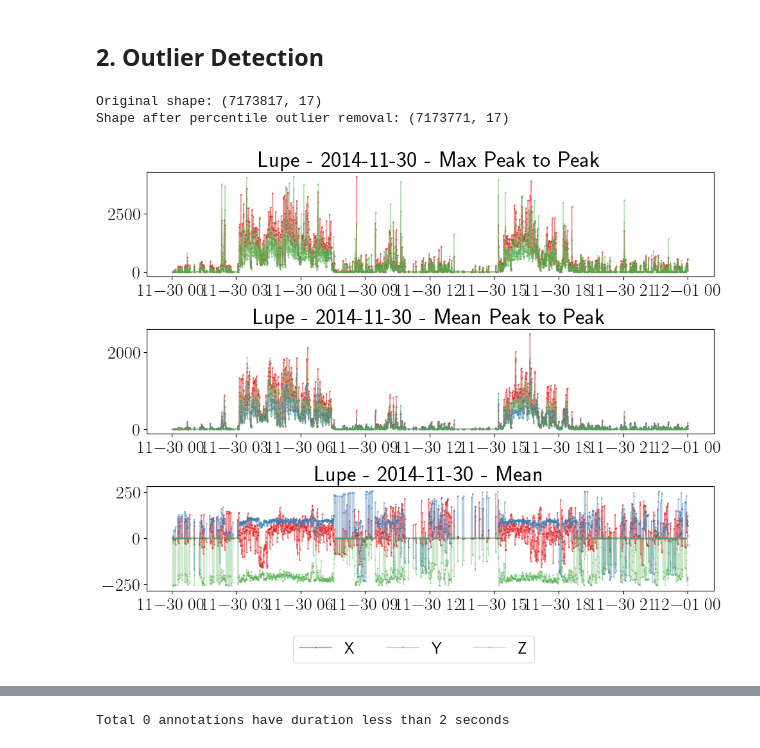
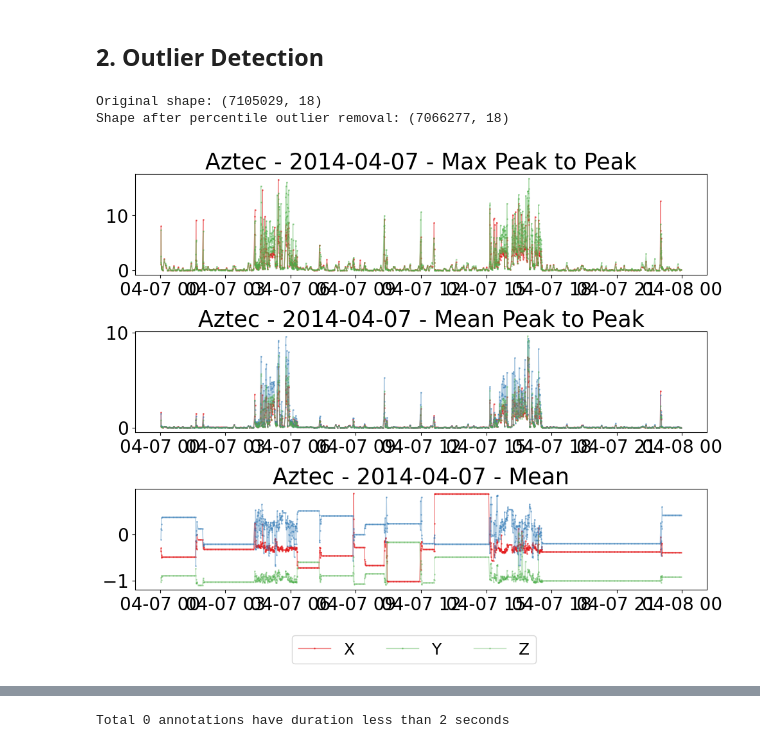
Before and after one commit to medhaaga/BotswanaML, a Jupyter notebook: notebooks/historic_acc_EDA.ipynb, the cells around one changed output, grey strips where cells are left out. Cells and saved outputs as stored; diff of their text form; code cells hidden in the pictures.

```diff
--- a/notebooks/historic_acc_EDA.ipynb
+++ b/notebooks/historic_acc_EDA.ipynb
@@ -133,0 +122,7 @@ Shape after removing duplicates: (7173817, 17)
+# %%
+metadata_df = pd.read_excel(config.RVC_MERGED_METADATA_PATH)
+metadata_df.start_date_dd_mm_yyyy = pd.to_datetime(metadata_df.start_date_dd_mm_yyyy, format='%d/%m/%Y')
+metadata_df.end_date_dd_mm_yyyy = pd.to_datetime(metadata_df.end_date_dd_mm_yyyy, format='%d/%m/%Y')
+# %%
+df = calibrate_RVC_data(df, metadata_df)
+df = df.dropna(subset=['collar_number']).reset_index(drop=True)
@@ -168,15 +177,0 @@ plt.show()
-# %%
-feats = ['Max peak X','Max peak Y', 'Max peak Z',
-        'Mean peak X','Mean peak Y','Mean peak Z',
-        'Mean X', 'Mean Y', 'Mean Z']
-def Tstat(x):
-    return np.mean(x)/np.std(x)
-def Q1(x):
-    return x.quantile(0.25)
-def Q3(x):
-    return x.quantile(0.75)
-
-df.groupby('dog')[feats].agg([Q1,
-                              Q3,
-                              'min',
-                              'max'])
@@ -239,14 +213,14 @@ Notice the presence of outliers for several dogs, especially Bongwe.
 # %%
 historic_data = df.copy()
 
-threshold = 5000
+lower_threshold, upper_threshold = -5, 25
 
 for column in feats:
     # Keep only the data below this threshold
-    historic_data = historic_data[(historic_data[column] <= threshold)]
+    historic_data = historic_data[(historic_data[column] <= upper_threshold) & (historic_data[column] >= lower_threshold)]
 
 print(f"\nOriginal shape: {df.shape}")
 print(f"Shape after percentile outlier removal: {historic_data.shape}")
 # %% [output]
-Original shape: (7173817, 17)
-Shape after percentile outlier removal: (7173771, 17)
+Original shape: (7105029, 18)
+Shape after percentile outlier removal: (7066277, 18)
@@ -281,7 +227,7 @@ grouped_df.to_csv("../results/cleaned_historic_data_summary.csv", index=False)
 # %%
-dogs = historic_data.dog.unique()
+dogs = historic_data.animal_id.unique()
 selected_dog = np.random.choice(dogs)
-df_sub = historic_data[historic_data.dog == selected_dog]
+df_sub = historic_data[historic_data.animal_id == selected_dog]
 dates = df_sub['UTC time'].dt.date.unique()
 date = np.random.choice(dates)
 
@@ -293,32 +239,32 @@ df_tmp = df_sub[df_sub['UTC time'].dt.date == date]
 loc = AutoDateLocator()
 form = AutoDateFormatter(loc)
 axs[0].xaxis.set_major_locator(loc)
 axs[0].xaxis.set_major_formatter(form)
 axs[0].plot(df_tmp['UTC time'], df_tmp['Max peak X'], marker='o', markersize=1, alpha=0.5, linestyle='-', color=palette[0], label='X')
 axs[0].plot(df_tmp['UTC time'], df_tmp['Max peak Y'], marker='o', markersize=1, alpha=0.4, linestyle='-', color=palette[2], label='Y')
 axs[0].plot(df_tmp['UTC time'], df_tmp['Max peak Z'], marker='o', markersize=1, alpha=0.3, linestyle='-', color=palette[2], label='Z')
 axs[0].set_title(f'{selected_dog} - {str(date)} - Max Peak to Peak')
 # axs[0].legend(loc='best')
 
 axs[1].xaxis.set_major_locator(loc)
 axs[1].xaxis.set_major_formatter(form)
 axs[1].plot(df_tmp['UTC time'], df_tmp['Mean peak X'], marker='o', markersize=1, alpha=0.5, linestyle='-', color=palette[0])
 axs[1].plot(df_tmp['UTC time'], df_tmp['Mean peak Y'], marker='o', markersize=1, alpha=0.4, linestyle='-', color=palette[1])
 axs[1].plot(df_tmp['UTC time'], df_tmp['Mean peak Z'], marker='o', markersize=1, alpha=0.3, linestyle='-', color=palette[2])
 axs[1].set_title(f'{selected_dog} - {str(date)} - Mean Peak to Peak')
 # axs[1].legend(loc='best')
 
 axs[2].xaxis.set_major_locator(loc)
 axs[2].xaxis.set_major_formatter(form)
 axs[2].plot(df_tmp['UTC time'], df_tmp['Mean X'], marker='o', markersize=1, alpha=0.5, linestyle='-', color=palette[0])
 axs[2].plot(df_tmp['UTC time'], df_tmp['Mean Y'], marker='o', markersize=1, alpha=0.4, linestyle='-', color=palette[1])
 axs[2].plot(df_tmp['UTC time'], df_tmp['Mean Z'], marker='o', markersize=1, alpha=0.3, linestyle='-', color=palette[2])
 axs[2].set_title(f'{selected_dog} - {str(date)} - Mean')
 # axs[2].legend(loc='best')
 
 fig.legend(loc='lower center', ncol=3, bbox_to_anchor=(0.5,-0.1))
 plt.tight_layout()
 plt.show()
 # %% [output]
-[figure, old version]
+[figure, new version]
 # %%
```
Also changed, not shown: parts of 18 cells of this notebook, 11 other files.
